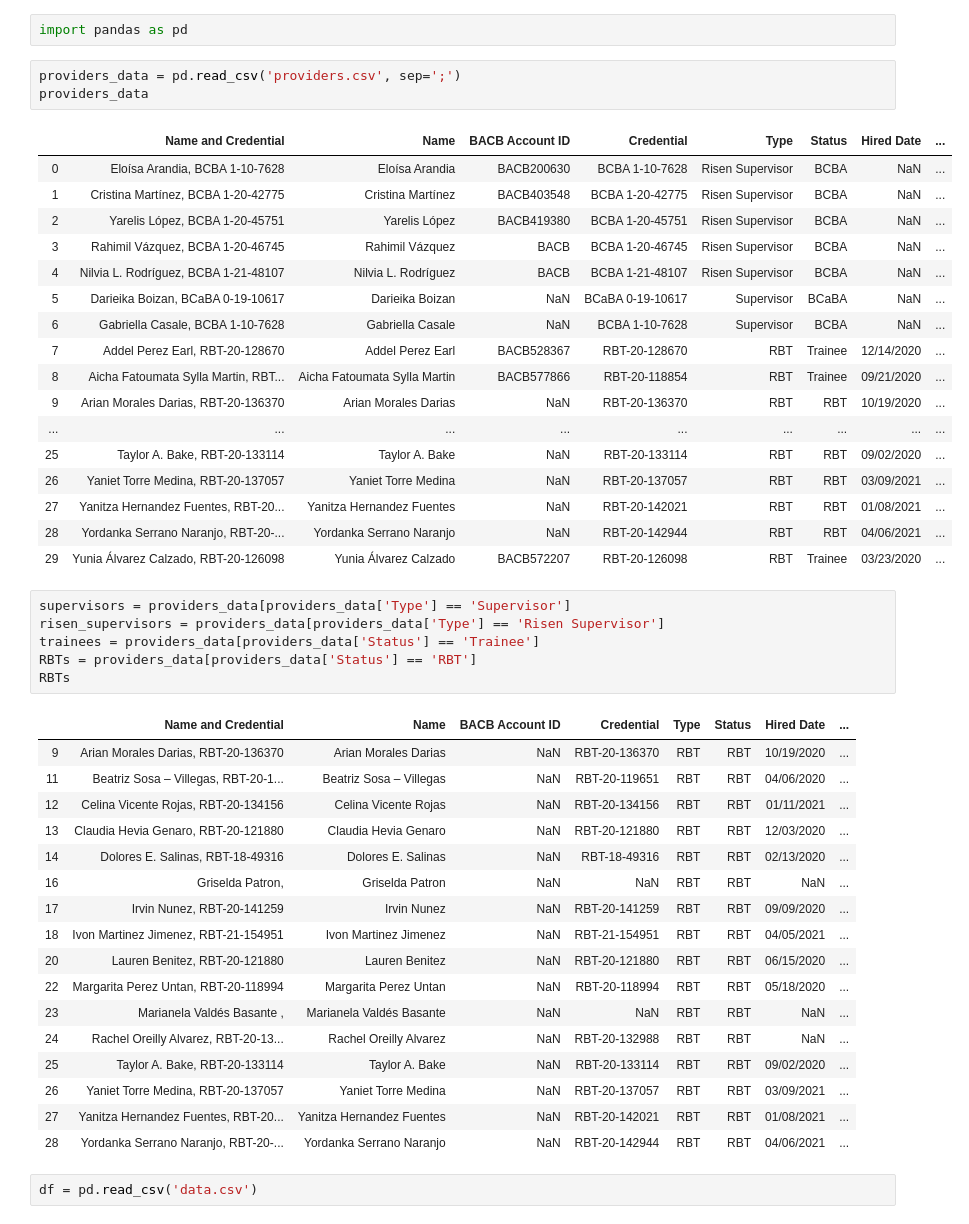
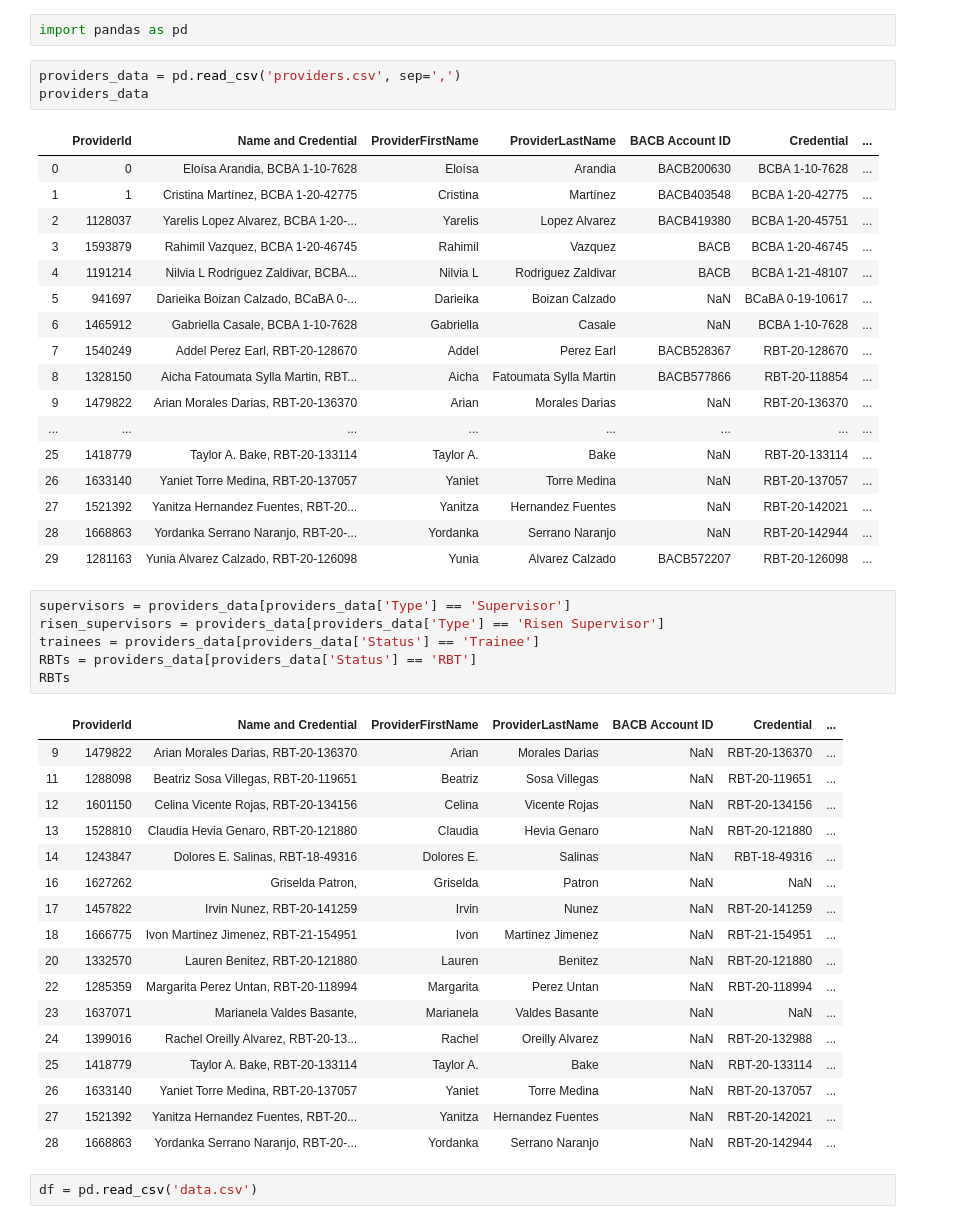
Before and after one commit to JavierOramas/dataProcessing, a Jupyter notebook: Untitled.ipynb, the cells around one changed output. Drawn from its saved outputs; the diff is of its cells as text.

```diff
--- a/Untitled.ipynb
+++ b/Untitled.ipynb
@@ -1,26 +1,26 @@
 # %%
 import pandas as pd
 # %%
-providers_data = pd.read_csv('providers.csv', sep=';')
+providers_data = pd.read_csv('providers.csv', sep=',')
 providers_data
 # %% [output]
-|  | Name and Credential | Name | BACB Account ID | Credential | Type | Status | Hired Date | ... |
-| 0 | Eloísa Arandia, BCBA 1-10-7628 | Eloísa Arandia | BACB200630 | BCBA 1-10-7628 | Risen Supervisor | BCBA | NaN | ... |
-| 1 | Cristina Martínez, BCBA 1-20-42775 | Cristina Martínez | BACB403548 | BCBA 1-20-42775 | Risen Supervisor | BCBA | NaN | ... |
-| 2 | Yarelis López, BCBA 1-20-45751 | Yarelis López | BACB419380 | BCBA 1-20-45751 | Risen Supervisor | BCBA | NaN | ... |
-| 3 | Rahimil Vázquez, BCBA 1-20-46745 | Rahimil Vázquez | BACB | BCBA 1-20-46745 | Risen Supervisor | BCBA | NaN | ... |
-| 4 | Nilvia L. Rodríguez, BCBA 1-21-48107 | Nilvia L. Rodríguez | BACB | BCBA 1-21-48107 | Risen Supervisor | BCBA | NaN | ... |
-| 5 | Darieika Boizan, BCaBA 0-19-10617 | Darieika Boizan | NaN | BCaBA 0-19-10617 | Supervisor | BCaBA | NaN | ... |
-| 6 | Gabriella Casale, BCBA 1-10-7628 | Gabriella Casale | NaN | BCBA 1-10-7628 | Supervisor | BCBA | NaN | ... |
-| 7 | Addel Perez Earl, RBT-20-128670 | Addel Perez Earl | BACB528367 | RBT-20-128670 | RBT | Trainee | 12/14/2020 | ... |
-| 8 | Aicha Fatoumata Sylla Martin, RBT... | Aicha Fatoumata Sylla Martin | BACB577866 | RBT-20-118854 | RBT | Trainee | 09/21/2020 | ... |
-| 9 | Arian Morales Darias, RBT-20-136370 | Arian Morales Darias | NaN | RBT-20-136370 | RBT | RBT | 10/19/2020 | ... |
-| ... | ... | ... | ... | ... | ... | ... | ... | ... |
-| 25 | Taylor A. Bake, RBT-20-133114 | Taylor A. Bake | NaN | RBT-20-133114 | RBT | RBT | 09/02/2020 | ... |
-| 26 | Yaniet Torre Medina, RBT-20-137057 | Yaniet Torre Medina | NaN | RBT-20-137057 | RBT | RBT | 03/09/2021 | ... |
-| 27 | Yanitza Hernandez Fuentes, RBT-20... | Yanitza Hernandez Fuentes | NaN | RBT-20-142021 | RBT | RBT | 01/08/2021 | ... |
-| 28 | Yordanka Serrano Naranjo, RBT-20-... | Yordanka Serrano Naranjo | NaN | RBT-20-142944 | RBT | RBT | 04/06/2021 | ... |
-| 29 | Yunia Álvarez Calzado, RBT-20-126098 | Yunia Álvarez Calzado | BACB572207 | RBT-20-126098 | RBT | Trainee | 03/23/2020 | ... |
+|  | ProviderId | Name and Credential | ProviderFirstName | ProviderLastName | BACB Account ID | Credential | ... |
+| 0 | 0 | Eloísa Arandia, BCBA 1-10-7628 | Eloísa | Arandia | BACB200630 | BCBA 1-10-7628 | ... |
+| 1 | 1 | Cristina Martínez, BCBA 1-20-42775 | Cristina | Martínez | BACB403548 | BCBA 1-20-42775 | ... |
+| 2 | 1128037 | Yarelis Lopez Alvarez, BCBA 1-20-... | Yarelis | Lopez Alvarez | BACB419380 | BCBA 1-20-45751 | ... |
+| 3 | 1593879 | Rahimil Vazquez, BCBA 1-20-46745 | Rahimil | Vazquez | BACB | BCBA 1-20-46745 | ... |
+| 4 | 1191214 | Nilvia L Rodriguez Zaldivar, BCBA... | Nilvia L | Rodriguez Zaldivar | BACB | BCBA 1-21-48107 | ... |
+| 5 | 941697 | Darieika Boizan Calzado, BCaBA 0-... | Darieika | Boizan Calzado | NaN | BCaBA 0-19-10617 | ... |
+| 6 | 1465912 | Gabriella Casale, BCBA 1-10-7628 | Gabriella | Casale | NaN | BCBA 1-10-7628 | ... |
+| 7 | 1540249 | Addel Perez Earl, RBT-20-128670 | Addel | Perez Earl | BACB528367 | RBT-20-128670 | ... |
+| 8 | 1328150 | Aicha Fatoumata Sylla Martin, RBT... | Aicha | Fatoumata Sylla Martin | BACB577866 | RBT-20-118854 | ... |
+| 9 | 1479822 | Arian Morales Darias, RBT-20-136370 | Arian | Morales Darias | NaN | RBT-20-136370 | ... |
+| ... | ... | ... | ... | ... | ... | ... | ... |
+| 25 | 1418779 | Taylor A. Bake, RBT-20-133114 | Taylor A. | Bake | NaN | RBT-20-133114 | ... |
+| 26 | 1633140 | Yaniet Torre Medina, RBT-20-137057 | Yaniet | Torre Medina | NaN | RBT-20-137057 | ... |
+| 27 | 1521392 | Yanitza Hernandez Fuentes, RBT-20... | Yanitza | Hernandez Fuentes | NaN | RBT-20-142021 | ... |
+| 28 | 1668863 | Yordanka Serrano Naranjo, RBT-20-... | Yordanka | Serrano Naranjo | NaN | RBT-20-142944 | ... |
+| 29 | 1281163 | Yunia Alvarez Calzado, RBT-20-126098 | Yunia | Alvarez Calzado | BACB572207 | RBT-20-126098 | ... |
 # %%
 supervisors = providers_data[providers_data['Type'] == 'Supervisor']
 risen_supervisors = providers_data[providers_data['Type'] == 'Risen Supervisor']
@@ -28,23 +28,23 @@ trainees = providers_data[providers_data['Status'] == 'Trainee']
 RBTs = providers_data[providers_data['Status'] == 'RBT']
 RBTs
 # %% [output]
-|  | Name and Credential | Name | BACB Account ID | Credential | Type | Status | Hired Date | ... |
-| 9 | Arian Morales Darias, RBT-20-136370 | Arian Morales Darias | NaN | RBT-20-136370 | RBT | RBT | 10/19/2020 | ... |
-| 11 | Beatriz Sosa – Villegas, RBT-20-1... | Beatriz Sosa – Villegas | NaN | RBT-20-119651 | RBT | RBT | 04/06/2020 | ... |
-| 12 | Celina Vicente Rojas, RBT-20-134156 | Celina Vicente Rojas | NaN | RBT-20-134156 | RBT | RBT | 01/11/2021 | ... |
-| 13 | Claudia Hevia Genaro, RBT-20-121880 | Claudia Hevia Genaro | NaN | RBT-20-121880 | RBT | RBT | 12/03/2020 | ... |
-| 14 | Dolores E. Salinas, RBT-18-49316 | Dolores E. Salinas | NaN | RBT-18-49316 | RBT | RBT | 02/13/2020 | ... |
-| 16 | Griselda Patron, | Griselda Patron | NaN | NaN | RBT | RBT | NaN | ... |
-| 17 | Irvin Nunez, RBT-20-141259 | Irvin Nunez | NaN | RBT-20-141259 | RBT | RBT | 09/09/2020 | ... |
-| 18 | Ivon Martinez Jimenez, RBT-21-154951 | Ivon Martinez Jimenez | NaN | RBT-21-154951 | RBT | RBT | 04/05/2021 | ... |
-| 20 | Lauren Benitez, RBT-20-121880 | Lauren Benitez | NaN | RBT-20-121880 | RBT | RBT | 06/15/2020 | ... |
-| 22 | Margarita Perez Untan, RBT-20-118994 | Margarita Perez Untan | NaN | RBT-20-118994 | RBT | RBT | 05/18/2020 | ... |
-| 23 | Marianela Valdés Basante , | Marianela Valdés Basante | NaN | NaN | RBT | RBT | NaN | ... |
-| 24 | Rachel Oreilly Alvarez, RBT-20-13... | Rachel Oreilly Alvarez | NaN | RBT-20-132988 | RBT | RBT | NaN | ... |
-| 25 | Taylor A. Bake, RBT-20-133114 | Taylor A. Bake | NaN | RBT-20-133114 | RBT | RBT | 09/02/2020 | ... |
-| 26 | Yaniet Torre Medina, RBT-20-137057 | Yaniet Torre Medina | NaN | RBT-20-137057 | RBT | RBT | 03/09/2021 | ... |
-| 27 | Yanitza Hernandez Fuentes, RBT-20... | Yanitza Hernandez Fuentes | NaN | RBT-20-142021 | RBT | RBT | 01/08/2021 | ... |
-| 28 | Yordanka Serrano Naranjo, RBT-20-... | Yordanka Serrano Naranjo | NaN | RBT-20-142944 | RBT | RBT | 04/06/2021 | ... |
+|  | ProviderId | Name and Credential | ProviderFirstName | ProviderLastName | BACB Account ID | Credential | ... |
+| 9 | 1479822 | Arian Morales Darias, RBT-20-136370 | Arian | Morales Darias | NaN | RBT-20-136370 | ... |
+| 11 | 1288098 | Beatriz Sosa Villegas, RBT-20-119651 | Beatriz | Sosa Villegas | NaN | RBT-20-119651 | ... |
+| 12 | 1601150 | Celina Vicente Rojas, RBT-20-134156 | Celina | Vicente Rojas | NaN | RBT-20-134156 | ... |
+| 13 | 1528810 | Claudia Hevia Genaro, RBT-20-121880 | Claudia | Hevia Genaro | NaN | RBT-20-121880 | ... |
+| 14 | 1243847 | Dolores E. Salinas, RBT-18-49316 | Dolores E. | Salinas | NaN | RBT-18-49316 | ... |
+| 16 | 1627262 | Griselda Patron, | Griselda | Patron | NaN | NaN | ... |
+| 17 | 1457822 | Irvin Nunez, RBT-20-141259 | Irvin | Nunez | NaN | RBT-20-141259 | ... |
+| 18 | 1666775 | Ivon Martinez Jimenez, RBT-21-154951 | Ivon | Martinez Jimenez | NaN | RBT-21-154951 | ... |
+| 20 | 1332570 | Lauren Benitez, RBT-20-121880 | Lauren | Benitez | NaN | RBT-20-121880 | ... |
+| 22 | 1285359 | Margarita Perez Untan, RBT-20-118994 | Margarita | Perez Untan | NaN | RBT-20-118994 | ... |
+| 23 | 1637071 | Marianela Valdes Basante, | Marianela | Valdes Basante | NaN | NaN | ... |
+| 24 | 1399016 | Rachel Oreilly Alvarez, RBT-20-13... | Rachel | Oreilly Alvarez | NaN | RBT-20-132988 | ... |
+| 25 | 1418779 | Taylor A. Bake, RBT-20-133114 | Taylor A. | Bake | NaN | RBT-20-133114 | ... |
+| 26 | 1633140 | Yaniet Torre Medina, RBT-20-137057 | Yaniet | Torre Medina | NaN | RBT-20-137057 | ... |
+| 27 | 1521392 | Yanitza Hernandez Fuentes, RBT-20... | Yanitza | Hernandez Fuentes | NaN | RBT-20-142021 | ... |
+| 28 | 1668863 | Yordanka Serrano Naranjo, RBT-20-... | Yordanka | Serrano Naranjo | NaN | RBT-20-142944 | ... |
 # %%
 df = pd.read_csv('data.csv')
 # %%
```
Also changed, not shown: parts of 14 cells of this notebook, 3 other files.
